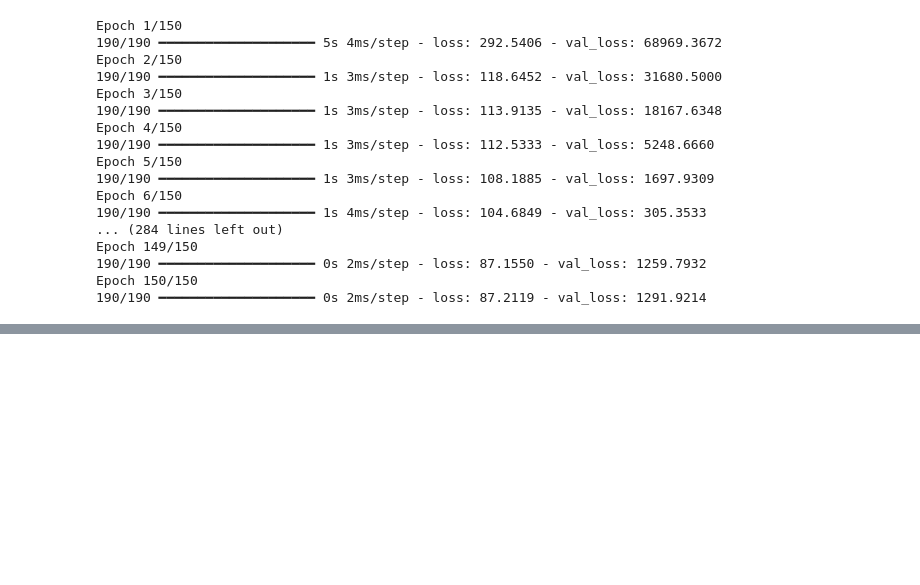
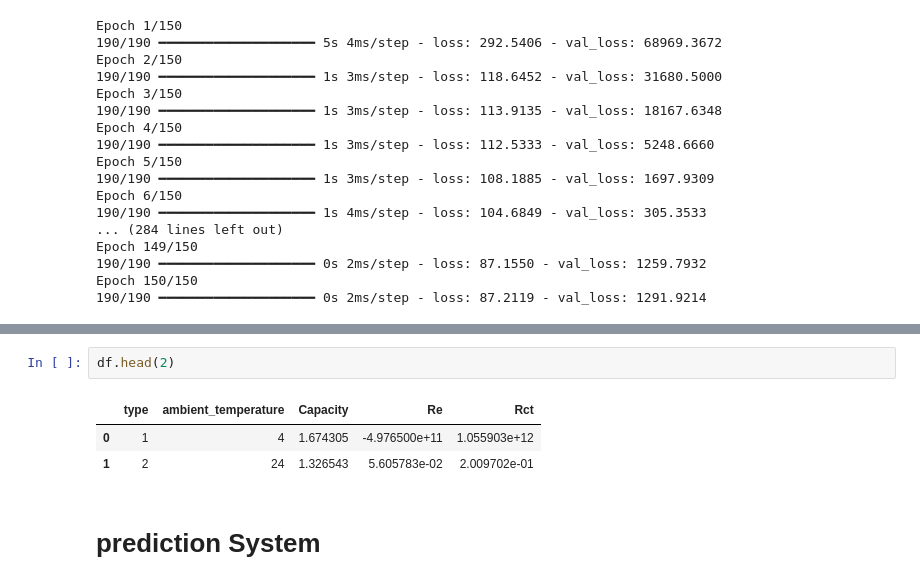
Before and after one commit to HarshRaut9945/Deep-learning-project, a Jupyter notebook: Batery life predict/data.ipynb, the cells around one changed output, grey strips where cells are left out. Drawn from its saved outputs; the diff is of its cells as text; blank space fills up the shorter version.

```diff
--- a/Batery life predict/data.ipynb
+++ b/Batery life predict/data.ipynb
@@ -218,0 +243,8 @@ Epoch 150/150
+# %%
+df.head(2)
+# %% [output]
+|  | type | ambient_temperature | Capacity | Re | Rct |
+| 0 | 1 | 4 | 1.674305 | -4.976500e+11 | 1.055903e+12 |
+| 1 | 2 | 24 | 1.326543 | 5.605783e-02 | 2.009702e-01 |
+# %% [markdown]
+# prediction System
```
Also changed, not shown: parts of 8 cells of this notebook, 4 other files.
